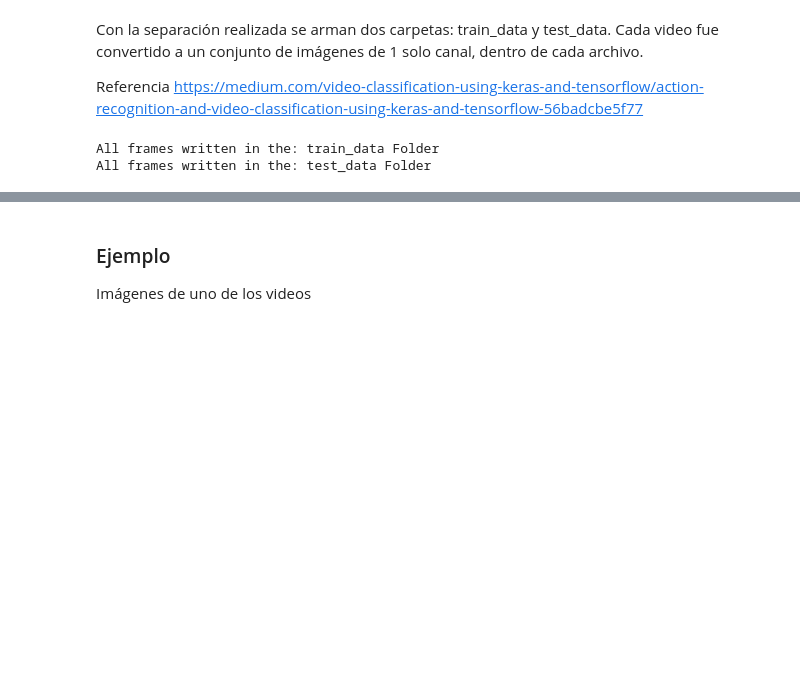
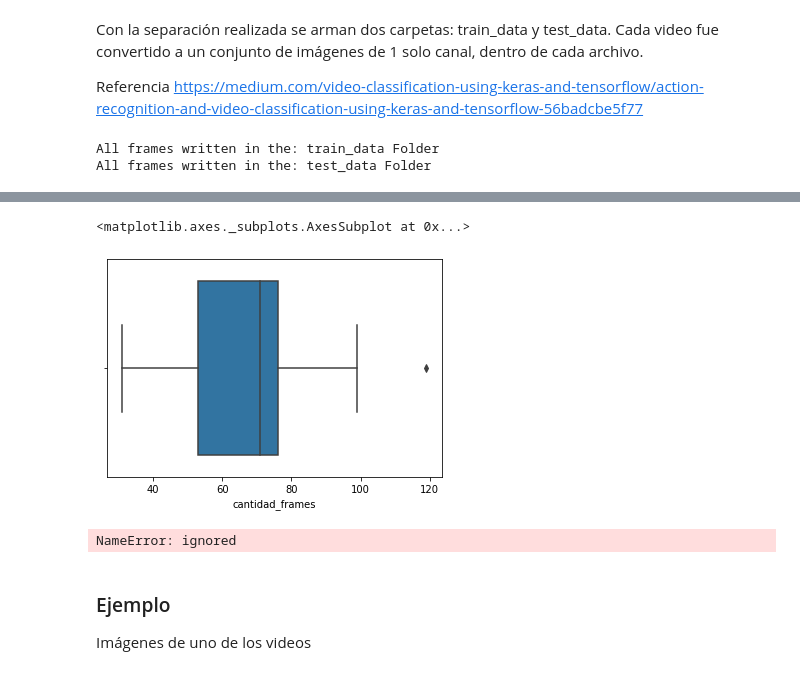
Before and after one commit to ffelicioni/conv3d_video, a Jupyter notebook: clasificar_hands.ipynb, the cells around one changed output, grey strips where cells are left out. Cells and saved outputs as stored; diff of their text form; code cells hidden in the pictures; blank space fills up the shorter version.

Commit message:
media_frames

```diff
--- a/clasificar_hands.ipynb
+++ b/clasificar_hands.ipynb
@@ -306,3 +326,34 @@ gc.collect()
+# %%
+DIR = '/content/train_data'
+lista_imagenes=os.listdir(DIR)
+# %%
+meta=[]
+for carpeta in lista_imagenes:
+   cantidad_frames=len(os.listdir(os.path.join(DIR, carpeta)))
+   filename_parts = carpeta.split('_')
+   metadata = {'file_path': carpeta,
+              'ID': filename_parts[0],
+              'persona': filename_parts[1],
+              'repeticion': filename_parts[2],
+              'mano': filename_parts[3],
+              'cantidad_frames':cantidad_frames,
+              }
+   meta.append(metadata)
+
+df_duracion=pd.DataFrame(meta)
+# %%
+sns.boxplot(df_duracion[df_duracion.ID=='001'].cantidad_frames)
+# %% [output]
+<matplotlib.axes._subplots.AxesSubplot at 0x...>
+[figure, added]
+# %%
+import seaborn as sns
+sns.boxplot(y='cantidad_frames', x='ID',
+                 data=df_duracion,
+                 palette="colorblind",
+                 hue='year')
+# %% [output]
+NameError: ignored
 # %% [markdown]
 ### Ejemplo
 Imágenes de uno de los videos
```
Also changed, not shown: parts of 10 cells of this notebook.
